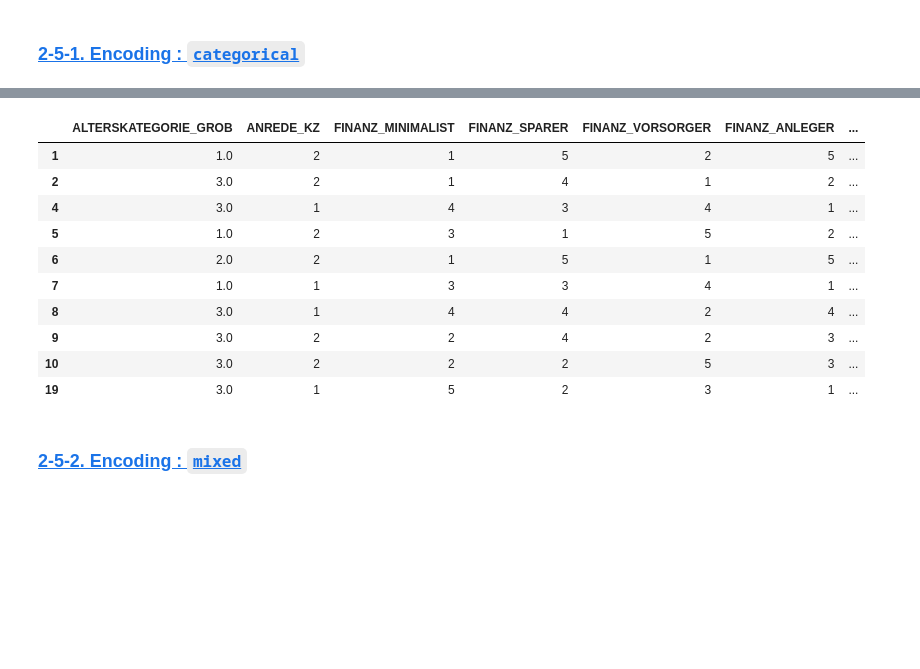
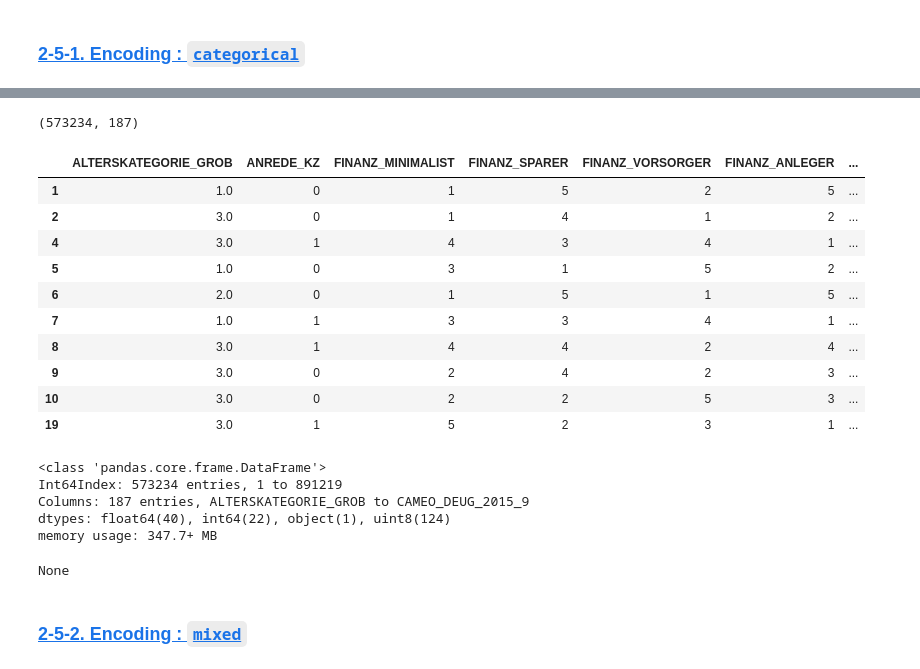
Before and after one commit to est2mzd/Machine_Learning, a Jupyter notebook: Proj_02_Identify_Customer_Segments.ipynb, the cells around one changed output, grey strips where cells are left out. Drawn from its saved outputs; the diff is of its cells as text; code cells hidden in the pictures; blank space fills up the shorter version.

```diff
--- a/Proj_02_Identify_Customer_Segments.ipynb
+++ b/Proj_02_Identify_Customer_Segments.ipynb
@@ -312,7 +317,8 @@ def conv_miss_to_nan(feat_info, df):
         feature_name = feat_info["attribute"][id_feat]
         miss_string  = feat_info["missing_or_unknown"][id_feat]
 
-        #print("feature_name ={} / miss_str = {}".format(feature_name,miss_string))
+        if feature_name not in df.columns:
+            continue
 
         # replace unnecessary string
         miss_string = miss_string.replace("[", "")
@@ -629,0 +756,15 @@ In this section, I will apply some encoding processes to data with the policy wh
+# %%
+def encode_categorical_two_str(df, col_names):
+    if len(col_names) > 0:
+        for col_name in col_names:
+            unique_values = df[col_name].unique()
+            df[col_name].replace(unique_values[0], 0, inplace=True)
+            df[col_name].replace(unique_values[1], 1, inplace=True)
+    #
+    return df
+# %%
+def encode_categorical_mul_level(df, col_names):
+    if len(col_names) > 0:
+        df = pd.get_dummies(df, columns=col_names)
+    #
+    return df
@@ -629,0 +806,2 @@ In this section, I will apply some encoding processes to data with the policy wh
+# %%
+azdias_wo_nan = encode_categorical(feat_info, azdias_wo_nan, categorical_features_now);
@@ -630,44 +817,26 @@ In this section, I will apply some encoding processes to data with the policy wh
 # %%
-def get_features_multi_category(feat_info, df):
-    features_categorical    = feat_info[feat_info["type"] == "categorical"].attribute
-    features_multi_category = []
-    #
-    for feature in features_categorical:
-        if feature in df.columns:
-            if df[feature].nunique() > 2:
-                features_multi_category.append(feature)
-    #
-    return features_multi_category
-#-----------------------------------------------#
-def encode_categorical(feat_info, df):
-    # get feature names to encode
-    features_multi_category = get_features_multi_category(feat_info, df)
-
-    # One-hot encoding
-    df = pd.get_dummies(df, columns=features_multi_category)
-
-    # Exceptional Treatment
-    df["OST_WEST_KZ"] = df["OST_WEST_KZ"].replace("O", 0.0)
-    df["OST_WEST_KZ"] = df["OST_WEST_KZ"].replace("W", 1.0)
-
-    return df
-
-#-----------------------------------------------#
-azdias_wo_nan = encode_categorical(feat_info, azdias_wo_nan)
-
+display(azdias_wo_nan.shape)
 display(azdias_wo_nan.head(10))
+display(azdias_wo_nan.info())
 # %% [output]
+(573234, 187)
 |  | ALTERSKATEGORIE_GROB | ANREDE_KZ | FINANZ_MINIMALIST | FINANZ_SPARER | FINANZ_VORSORGER | FINANZ_ANLEGER | ... |
-| 1 | 1.0 | 2 | 1 | 5 | 2 | 5 | ... |
-| 2 | 3.0 | 2 | 1 | 4 | 1 | 2 | ... |
+| 1 | 1.0 | 0 | 1 | 5 | 2 | 5 | ... |
+| 2 | 3.0 | 0 | 1 | 4 | 1 | 2 | ... |
 | 4 | 3.0 | 1 | 4 | 3 | 4 | 1 | ... |
-| 5 | 1.0 | 2 | 3 | 1 | 5 | 2 | ... |
-| 6 | 2.0 | 2 | 1 | 5 | 1 | 5 | ... |
+| 5 | 1.0 | 0 | 3 | 1 | 5 | 2 | ... |
+| 6 | 2.0 | 0 | 1 | 5 | 1 | 5 | ... |
 | 7 | 1.0 | 1 | 3 | 3 | 4 | 1 | ... |
 | 8 | 3.0 | 1 | 4 | 4 | 2 | 4 | ... |
-| 9 | 3.0 | 2 | 2 | 4 | 2 | 3 | ... |
-| 10 | 3.0 | 2 | 2 | 2 | 5 | 3 | ... |
+| 9 | 3.0 | 0 | 2 | 4 | 2 | 3 | ... |
+| 10 | 3.0 | 0 | 2 | 2 | 5 | 3 | ... |
 | 19 | 3.0 | 1 | 5 | 2 | 3 | 1 | ... |
+<class 'pandas.core.frame.DataFrame'>
+Int64Index: 573234 entries, 1 to 891219
+Columns: 187 entries, ALTERSKATEGORIE_GROB to CAMEO_DEUG_2015_9
+dtypes: float64(40), int64(22), object(1), uint8(124)
+memory usage: 347.7+ MB
+None
 # %% [markdown]
 <a id="mokuji_2_5_2"></a>
 ### [2-5-2. Encoding : `mixed`](#mokuji_0)
```
Also changed, not shown: parts of 146 cells of this notebook, 1 other file.
